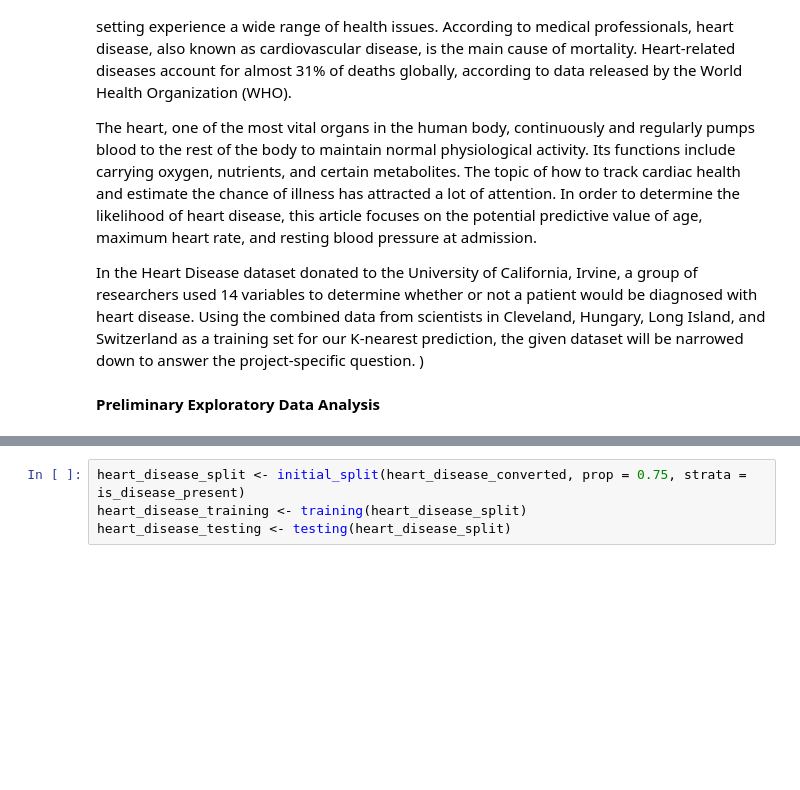
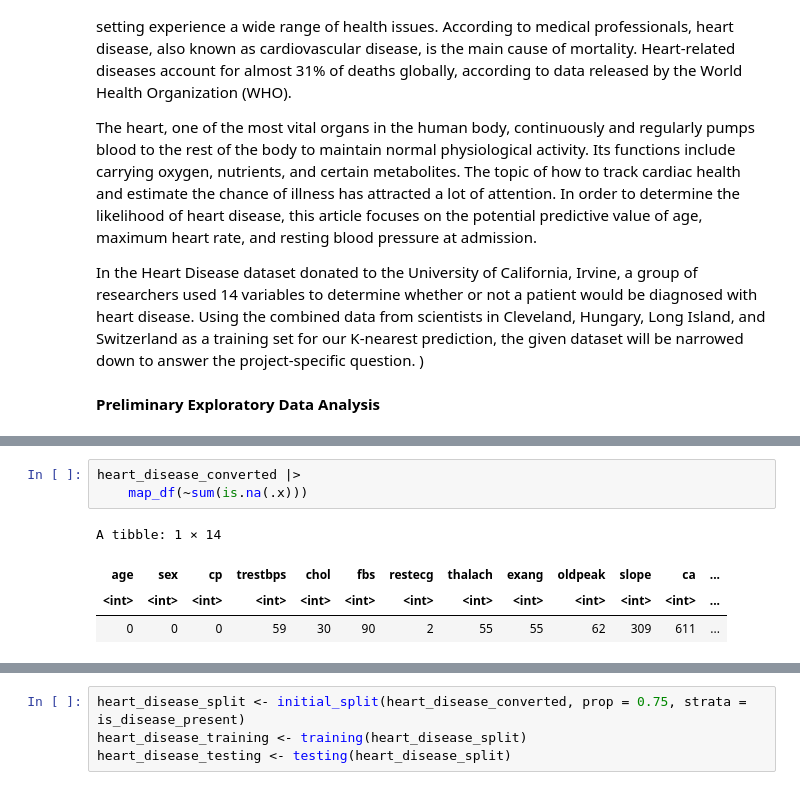
Before and after one commit to holiday-sean/dsci100_project, a Jupyter notebook: project.ipynb, the cells around one changed output, grey strips where cells are left out. Drawn from its saved outputs; the diff is of its cells as text; blank space fills up the shorter version.

```diff
--- a/project.ipynb
+++ b/project.ipynb
@@ -107,0 +108,8 @@ A tibble: 299 × 14
+# %%
+heart_disease_converted |>
+    map_df(~sum(is.na(.x)))
+# %% [output]
+A tibble: 1 × 14
+| age | sex | cp | trestbps | chol | fbs | restecg | thalach | exang | oldpeak | slope | ca | ... |
+| <int> | <int> | <int> | <int> | <int> | <int> | <int> | <int> | <int> | <int> | <int> | <int> | ... |
+| 0 | 0 | 0 | 59 | 30 | 90 | 2 | 55 | 55 | 62 | 309 | 611 | ... |
```
Also changed, not shown: parts of 7 cells of this notebook.
